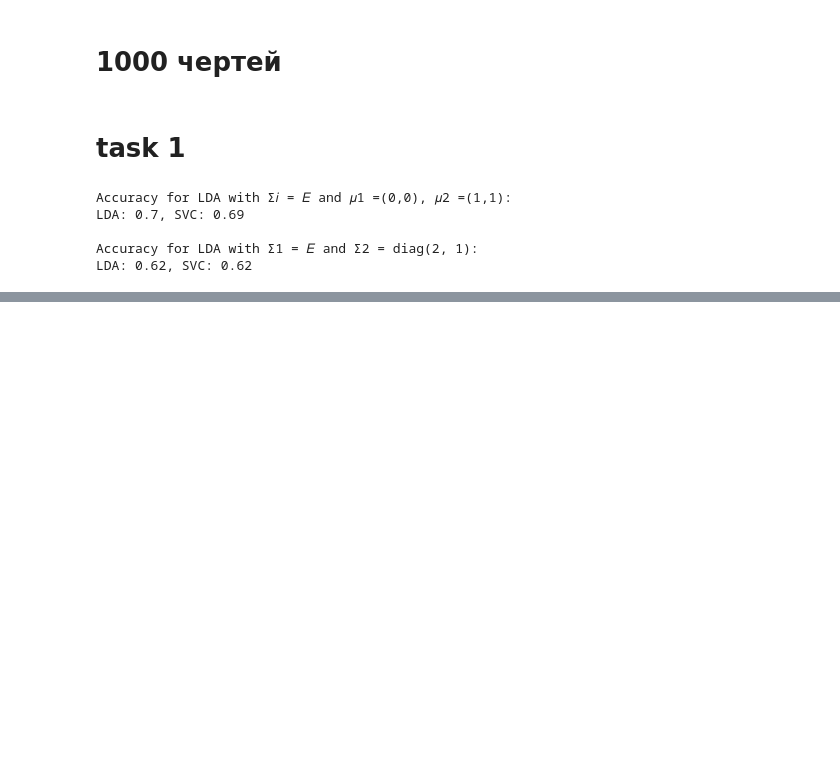
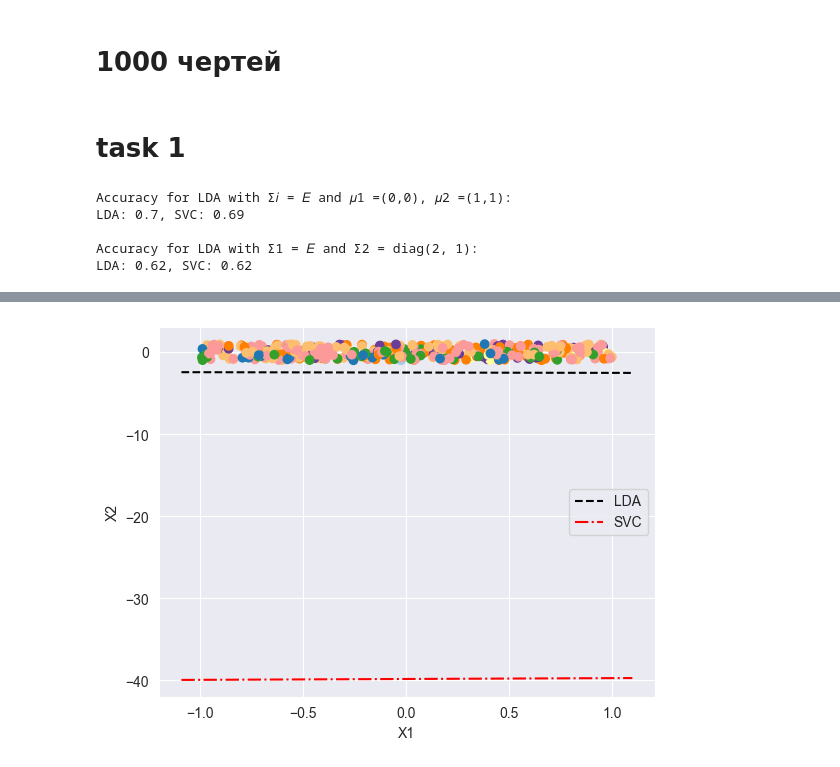
Before and after one commit to Saharochekl/DataAn2024, a Jupyter notebook: 03_05(T10_V1).ipynb, the cells around one changed output, grey strips where cells are left out. Saved outputs shown, nothing was run; the diff lists cells and outputs as text; code cells hidden in the pictures; blank space fills up the shorter version.

```diff
--- a/03_05(T10_V1).ipynb
+++ b/03_05(T10_V1).ipynb
@@ -104,0 +107,49 @@ LDA: 0.62, SVC: 0.62
+# %%
+# Генерация данных для 1-й группы
+np.random.seed(0)
+n_samples = 200
+X0 = np.random.uniform(-1, 1, size=(n_samples, 2))
+Z0 = np.random.normal(1, 1, size=(n_samples, 1))
+Y0 = X0[:, 0] + Z0.flatten()
+
+# Генерация данных для 2-й группы
+X1 = np.random.uniform(-1, 1, size=(n_samples, 2))
+Z1 = np.random.normal(-1, 1, size=(n_samples, 1))
+Y1 = X1[:, 1] + Z1.flatten()
+
+# Объединение данных
+X_combined = np.vstack((X0, X1))
+Y_combined = np.concatenate((Y0, Y1))
+
+# Преобразование меток в целочисленный формат
+Y_combined_int = np.round(Y_combined).astype(int)
+
+# Обучение моделей
+lda = LinearDiscriminantAnalysis()
+lda.fit(X_combined, Y_combined_int)
+
+svc = SVC(kernel='linear')
+svc.fit(X_combined, Y_combined_int)
+
+# Построение графиков
+plt.scatter(X_combined[:, 0], X_combined[:, 1], c=Y_combined_int, cmap=plt.cm.Paired)
+plt.xlabel('X1')
+plt.ylabel('X2')
+
+# Разделяющая прямая для LDA
+coef = lda.coef_[0]
+intercept = lda.intercept_
+x_vals = np.array(plt.gca().get_xlim())
+y_vals = (-coef[0] / coef[1]) * x_vals - intercept[0] / coef[1]
+plt.plot(x_vals, y_vals, '--k', label='LDA')
+
+# Разделяющая прямая для SVC
+coef = svc.coef_[0]
+intercept = svc.intercept_
+y_vals = (-coef[0] / coef[1]) * x_vals - intercept[0] / coef[1]
+plt.plot(x_vals, y_vals, '-.r', label='SVC')
+
+plt.legend()
+plt.show()
+# %% [output]
+[figure, added]
```
Also changed, not shown: parts of 1 cell of this notebook.
